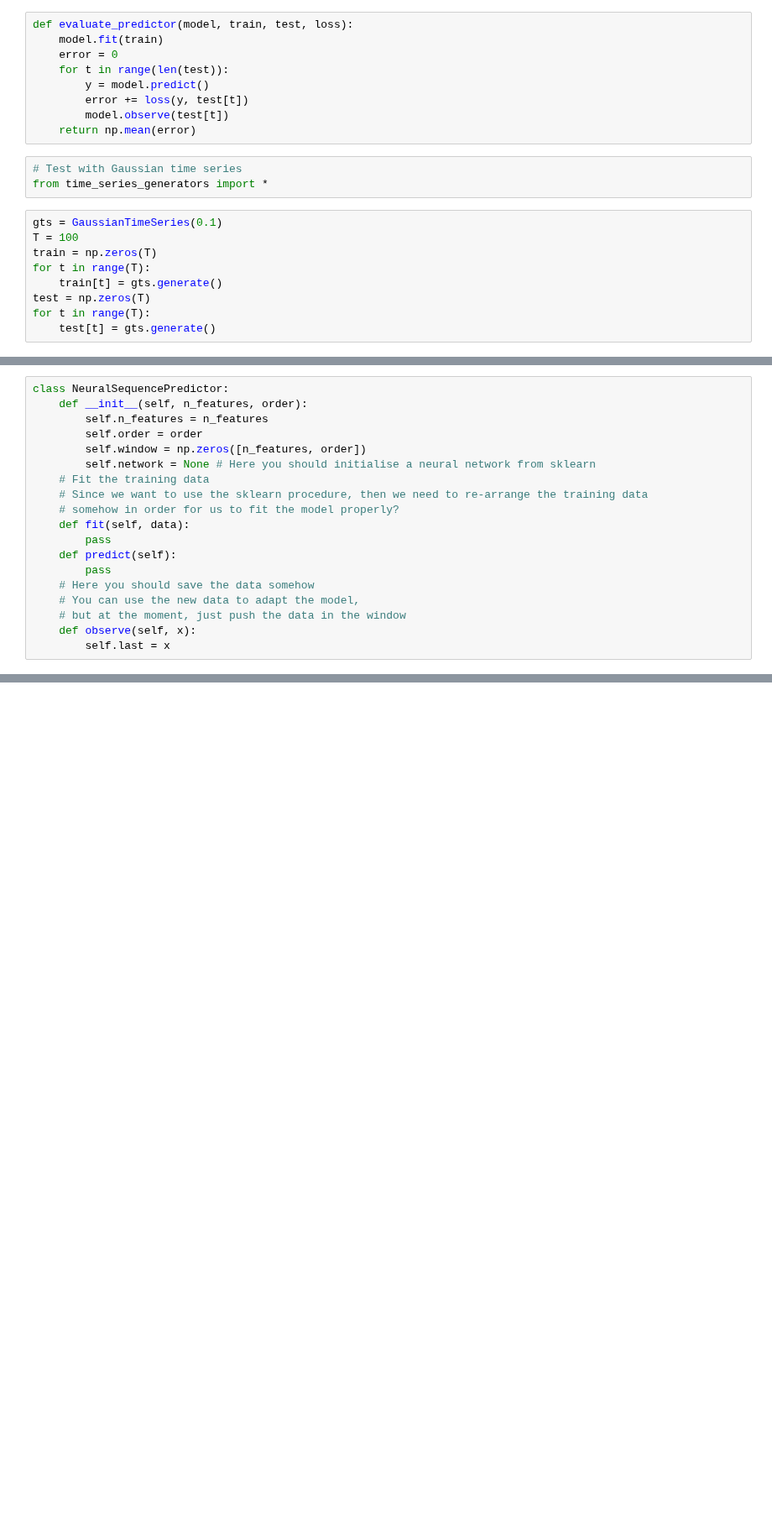
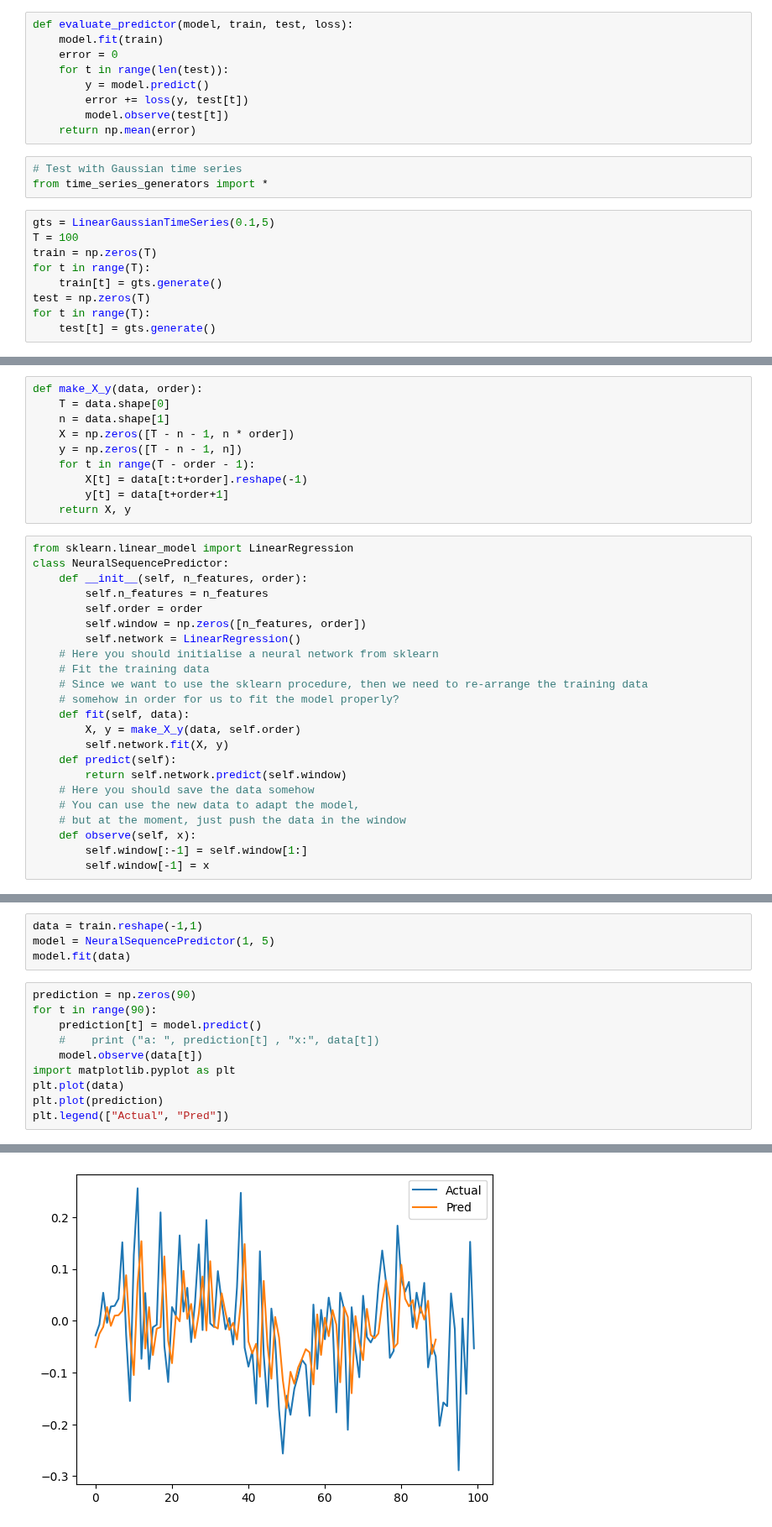
Before and after one commit to olethrosdc/machine-learning-neuch, a Jupyter notebook: BSc/src/sequence/prediction.ipynb, the cells around one changed output, grey strips where cells are left out. Shown at 84% size. Drawn from its saved outputs; the diff is of its cells as text; blank space fills up the shorter version.

```diff
--- a/BSc/src/sequence/prediction.ipynb
+++ b/BSc/src/sequence/prediction.ipynb
@@ -51,7 +51,7 @@ def evaluate_predictor(model, train, test, loss):
 # Test with Gaussian time series
 from time_series_generators import *
 # %%
-gts = GaussianTimeSeries(0.1)
+gts = LinearGaussianTimeSeries(0.1,5)
 T = 100
 train = np.zeros(T)
 for t in range(T):
@@ -67,19 +67,33 @@ Error:  33.882937878999286
+# %%
+def make_X_y(data, order):
+    T = data.shape[0]
+    n = data.shape[1]
+    X = np.zeros([T - n - 1, n * order])
+    y = np.zeros([T - n - 1, n])
+    for t in range(T - order - 1):
+        X[t] = data[t:t+order].reshape(-1)
+        y[t] = data[t+order+1]
+    return X, y
 # %%
+from sklearn.linear_model import LinearRegression
 class NeuralSequencePredictor:
     def __init__(self, n_features, order):
         self.n_features = n_features
         self.order = order
         self.window = np.zeros([n_features, order])
-        self.network = None # Here you should initialise a neural network from sklearn
+        self.network = LinearRegression()
+    # Here you should initialise a neural network from sklearn
     # Fit the training data
     # Since we want to use the sklearn procedure, then we need to re-arrange the training data
     # somehow in order for us to fit the model properly?
     def fit(self, data):
-        pass
+        X, y = make_X_y(data, self.order)
+        self.network.fit(X, y)
     def predict(self):
-        pass
+        return self.network.predict(self.window)
     # Here you should save the data somehow
     # You can use the new data to adapt the model,
     # but at the moment, just push the data in the window
     def observe(self, x):
-        self.last = x
+        self.window[:-1] = self.window[1:]
+        self.window[-1] = x
@@ -85,0 +102,15 @@ class NeuralSequencePredictor:
+# %%
+data = train.reshape(-1,1)
+model = NeuralSequencePredictor(1, 5)
+model.fit(data)
+# %%
+prediction = np.zeros(90)
+for t in range(90):
+    prediction[t] = model.predict()
+    #    print ("a: ", prediction[t] , "x:", data[t])
+    model.observe(data[t])
+import matplotlib.pyplot as plt
+plt.plot(data)
+plt.plot(prediction)
+plt.legend(["Actual", "Pred"])
+# %% [output]
@@ -85,0 +118 @@ class NeuralSequencePredictor:
+[figure, added]
```
Also changed, not shown: parts of 7 cells of this notebook, 1 other file.
